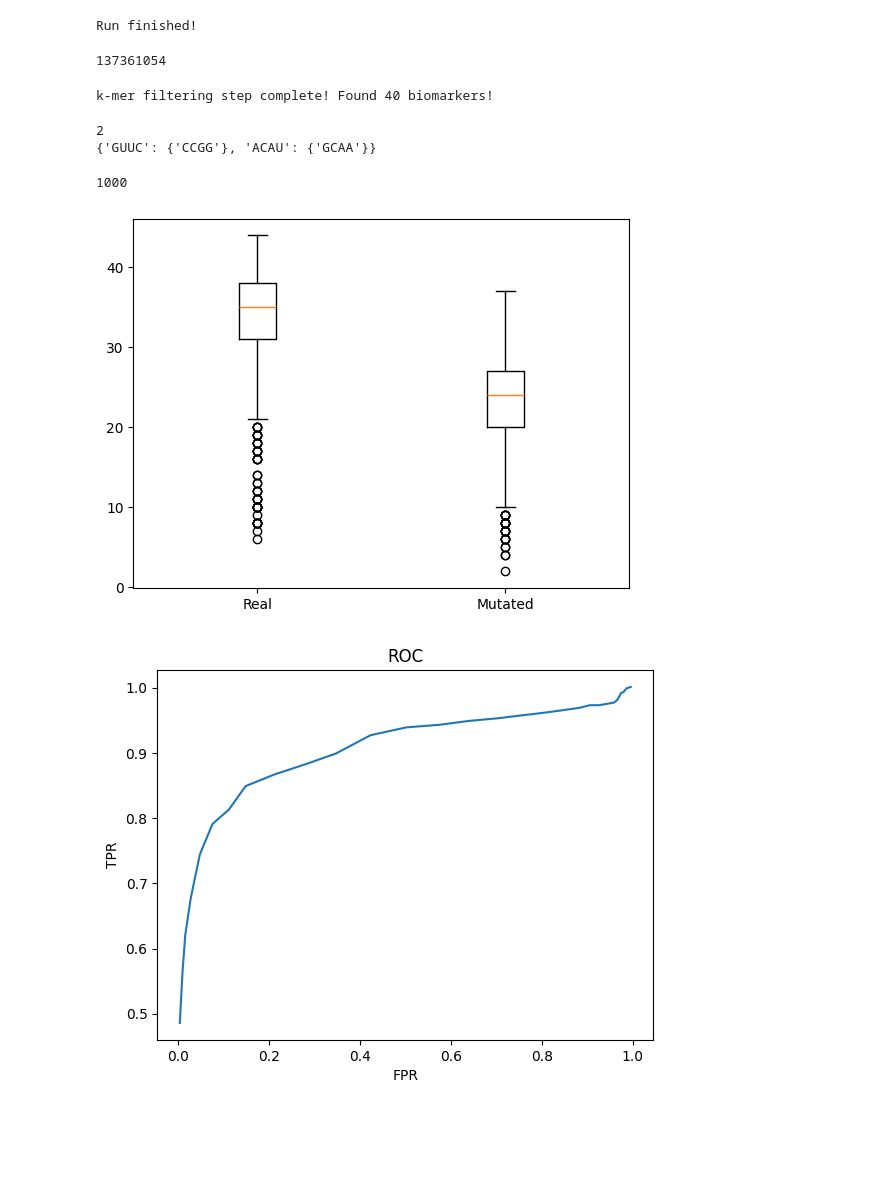
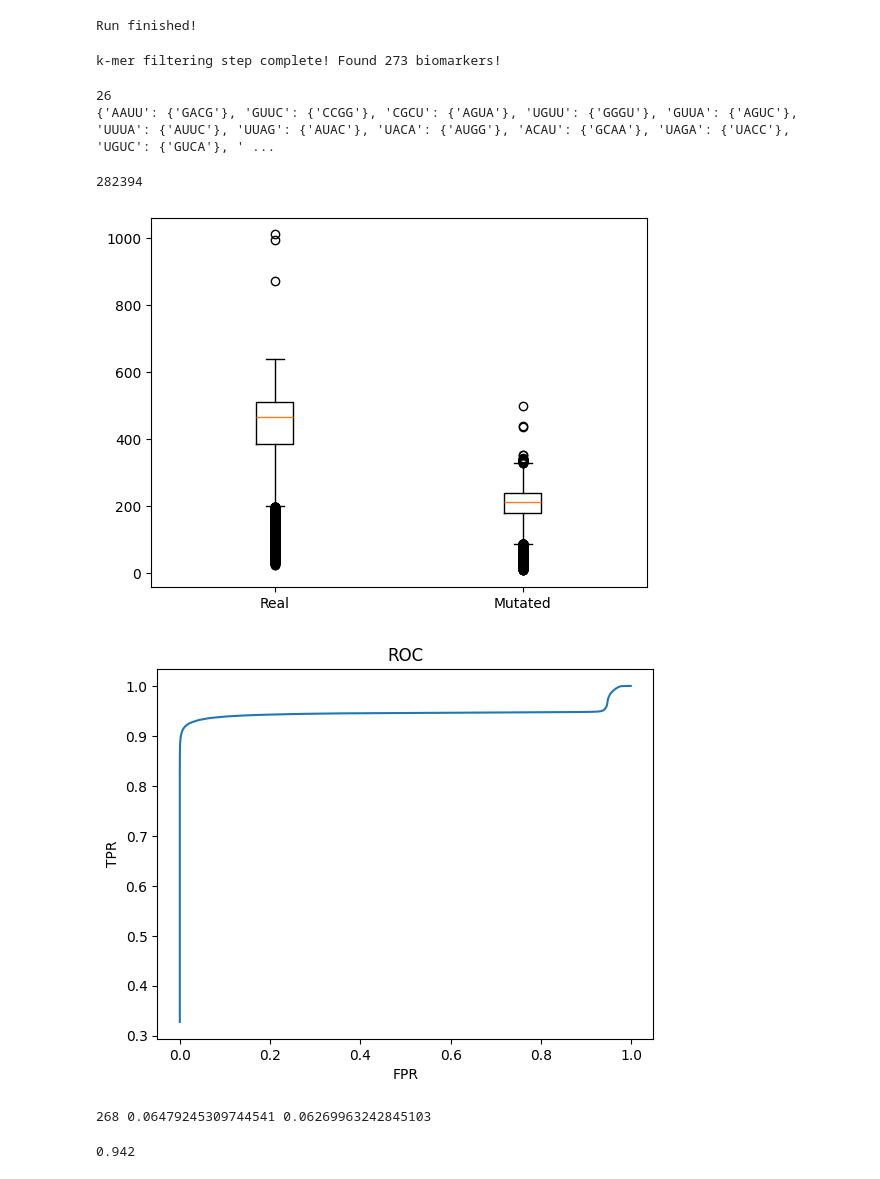
Before and after one commit to rainhaworth/16S-mutations, a Jupyter notebook: Frequency_next_kmer.ipynb, the cells around one changed output. Cells and saved outputs as stored; diff of their text form; code cells hidden in the pictures; blank space fills up the shorter version.

Commit message:
added coarse grid search for proportion threshold

```diff
--- a/Frequency_next_kmer.ipynb
+++ b/Frequency_next_kmer.ipynb
@@ -48,16 +48,11 @@ for h,i in tqdm(enumerate(SeqIO.parse(f,'fasta'))):
         next_mer = s[i+klen:i+klen*2]
         if kmer not in kmers: kmers[kmer] = defaultdict(int)
         kmers[kmer][next_mer] += 1
-    if h == 100000: break
+    #if h == 100000: break
 
 print("Run finished!")
 # %% [output]
 Run finished!
-# %%
-total_kmer_count = sum(sum(v.values()) for v in kmers.values())
-total_kmer_count
-# %% [output]
-137361054
 # %%
 bio_neighbor_mers = {}
 n_marker = 0
@@ -67,7 +62,7 @@ for kmer,v in kmers.items():
     total_nextmer_count = sum(v.values())
     for next_mer,counts in v.items():
         proportion = counts/total_nextmer_count
-        if proportion >= 0.2:
+        if proportion >= 0.1:
             if kmer not in bio_neighbor_mers:
                 bio_neighbor_mers[kmer] = set()
             bio_neighbor_mers[kmer].add(next_mer)
@@ -76,13 +71,13 @@ for kmer,v in kmers.items():
 
 print(f"k-mer filtering step complete! Found {n_marker} biomarkers!")
 # %% [output]
-k-mer filtering step complete! Found 40 biomarkers!
+k-mer filtering step complete! Found 273 biomarkers!
 # %%
 print(len(bio_neighbor_mers))
 print(bio_neighbor_mers)
 # %% [output]
-2
-{'GUUC': {'CCGG'}, 'ACAU': {'GCAA'}}
+26
+{'AAUU': {'GACG'}, 'GUUC': {'CCGG'}, 'CGCU': {'AGUA'}, 'UGUU': {'GGGU'}, 'GUUA': {'AGUC'}, 'UUUA': {'AUUC'}, 'UUAG': {'AUAC'}, 'UACA': {'AUGG'}, 'ACAU': {'GCAA'}, 'UAGA': {'UACC'}, 'UGUC': {'GUCA'}, ' ...
 # %%
 def get_biomarker_stats(seq):
     biomarkers_present = {}
@@ -105,38 +100,62 @@ total = 0
 for h,i in enumerate(SeqIO.parse(f,'fasta')):
     total = h
     id,d,s,L = str(i.id),str(i.description),str(i.seq).upper(),len(i.seq)
-    mutated_seq = mutate_dna(s, 0.05)
+    mutated_seq = mutate_dna(s, 0.1)
     biomarker_stats_real,biomarker_stats_real_total = get_biomarker_stats(s)
     biomarker_stats_mutated,biomarker_stats_mutated_total = get_biomarker_stats(mutated_seq)
     real.append(biomarker_stats_real_total)
     mutated.append(biomarker_stats_mutated_total)
     # print(biomarker_stats_real_total,biomarker_stats_mutated_total)
     print(h,end='\r')
-    if h == 1000: break
+    #if h == 10000: break
 # %% [output]
-1000
+282394
 # %%
 plt.boxplot([real,mutated],labels = ["Real","Mutated"])
 plt.show()
 # %% [output]
-[figure, old version]
+[figure, new version]
 # %%
 # thresholding ROC curve
 max_thresh = np.max(mutated)
 min_thresh = np.min(real)
 
 TPRs = []
 FPRs = []
 for thresh in range(min_thresh,max_thresh):
     TPs = np.sum(np.array(real) >= thresh)
     FPs = np.sum(np.array(mutated) >= thresh)
     TPRs.append(TPs/total)
     FPRs.append(FPs/total)
 
+# force standard ROC curve shape
+"""
+if 0.0 not in TPRs:
+    TPRs = TPRs + [0.0]
+    FPRs = FPRs + [0.0]
+
+if 1.0 not in FPRs:
+    FPRs = [1.0] + FPRs
+    TPRs = [1.0] + TPRs"""
+
+TPRs = np.array(TPRs)
+FPRs = np.array(FPRs)
+
 plt.plot(FPRs, TPRs)
 plt.xlabel('FPR')
 plt.ylabel('TPR')
 plt.title('ROC')
 plt.show()
 # %% [output]
-[figure, old version]
+[figure, new version]
+# %%
+# find threshold with closest to equal FPR and TPR
+score = np.abs(FPRs - (1-TPRs))
+best = np.argmin(score)
+print(min_thresh+best, 1-TPRs[best], FPRs[best])
+# %% [output]
+268 0.06479245309744541 0.06269963242845103
+# %%
+TPRs[np.min(np.where(FPRs < 0.2))]
+# %% [output]
+0.942
```
Also changed, not shown: parts of 1 cell of this notebook.
